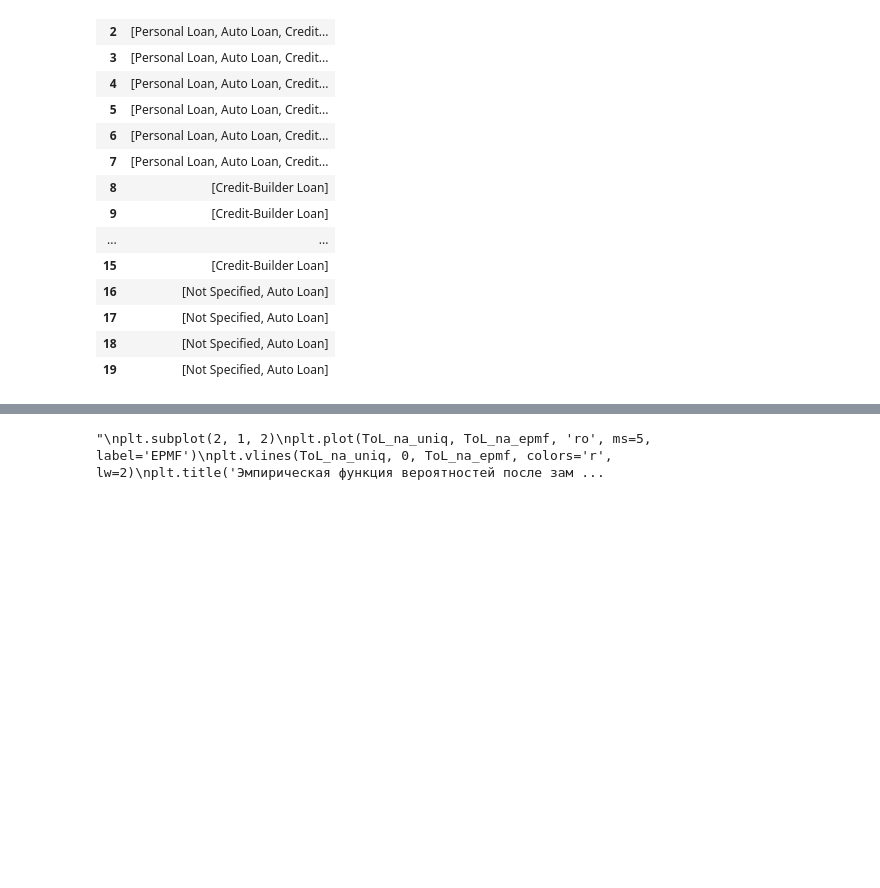
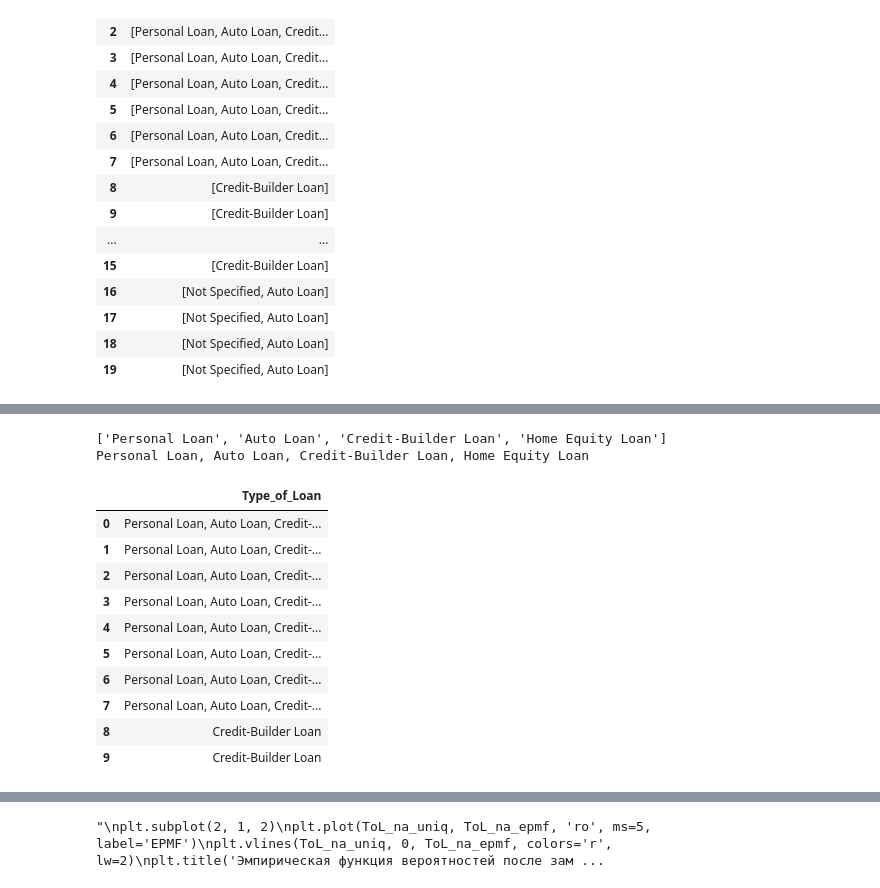
Before and after one commit to Ghukii/TMP-4sem-, a Jupyter notebook: Задание_6/Задание_6_13.ipynb, the cells around one changed output, grey strips where cells are left out. Cells and saved outputs as stored; diff of their text form; code cells hidden in the pictures; blank space fills up the shorter version.

```diff
--- a/Задание_6/Задание_6_13.ipynb
+++ b/Задание_6/Задание_6_13.ipynb
@@ -711,7 +713,7 @@ df[['Type_of_Loan']].head(20)
 | 18 | Auto Loan, Auto Loan, and Not Spe... |
 | 19 | Auto Loan, Auto Loan, and Not Spe... |
 # %%
-df['Type_of_Loan'] = df['Type_of_Loan'].dropna().apply(lambda x: list(set(x.replace(', and ', ', ').split(', ')))) # убрать dropna() и посчитать отдельные признаки
+df['Type_of_Loan'] = df['Type_of_Loan'].apply(lambda x: list(set(x.replace(', and ', ', ').split(', '))) if x is not np.nan else x)
 print(df['Type_of_Loan'][18])
 df[['Type_of_Loan']].head(20)
 # %% [output]
@@ -865,0 +763,19 @@ ValueError: probabilities do not sum to 1
+# %%
+print(df['Type_of_Loan'][0])
+df['Type_of_Loan'] = df['Type_of_Loan'].apply(lambda x: ', '.join(x) if x is not np.nan else x)
+print(df['Type_of_Loan'][0])
+df[['Type_of_Loan']].head(10)
+# %% [output]
+['Personal Loan', 'Auto Loan', 'Credit-Builder Loan', 'Home Equity Loan']
+Personal Loan, Auto Loan, Credit-Builder Loan, Home Equity Loan
+|  | Type_of_Loan |
+| 0 | Personal Loan, Auto Loan, Credit-... |
+| 1 | Personal Loan, Auto Loan, Credit-... |
+| 2 | Personal Loan, Auto Loan, Credit-... |
+| 3 | Personal Loan, Auto Loan, Credit-... |
+| 4 | Personal Loan, Auto Loan, Credit-... |
+| 5 | Personal Loan, Auto Loan, Credit-... |
+| 6 | Personal Loan, Auto Loan, Credit-... |
+| 7 | Personal Loan, Auto Loan, Credit-... |
+| 8 | Credit-Builder Loan |
+| 9 | Credit-Builder Loan |
```
Also changed, not shown: parts of 14 cells of this notebook.
